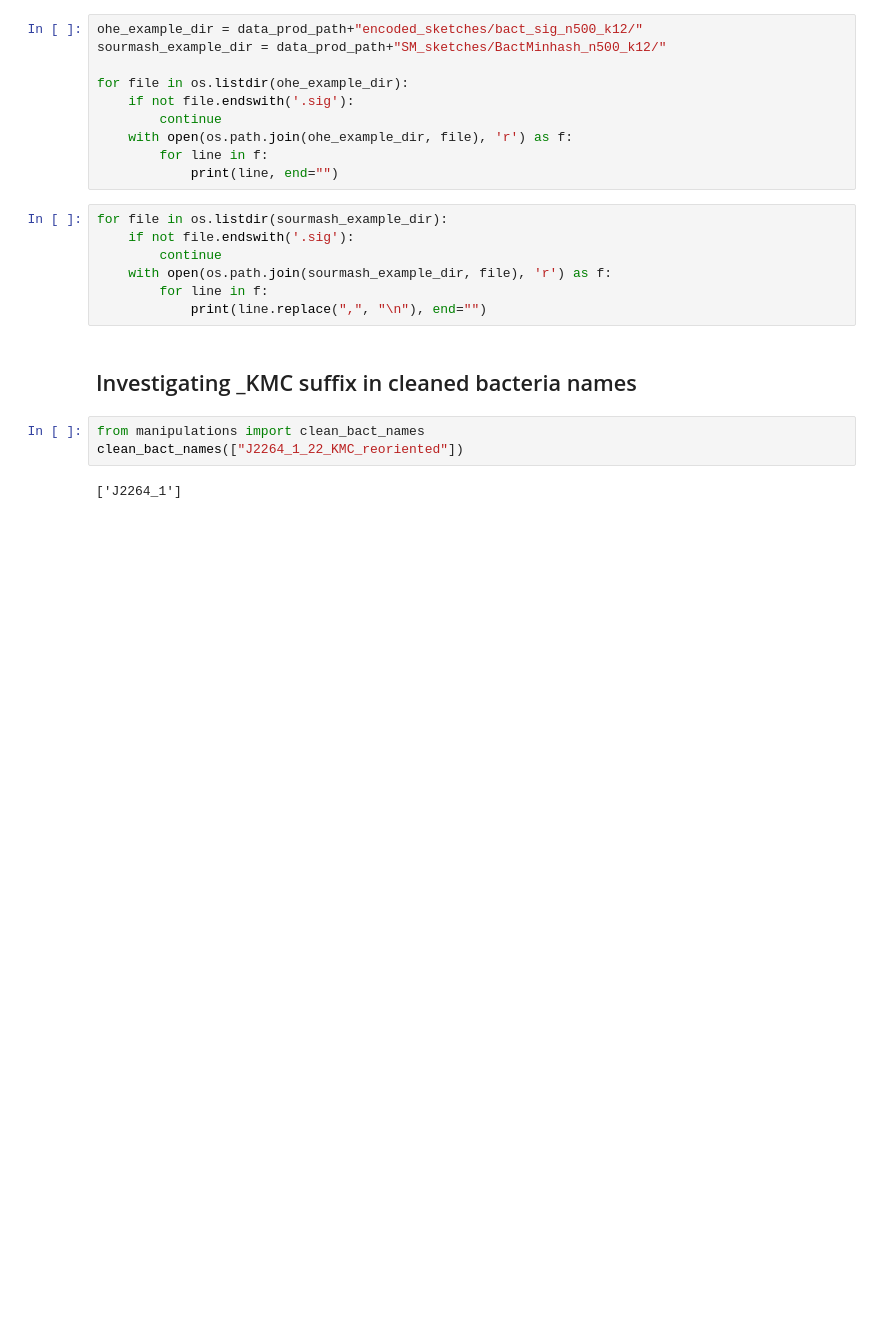
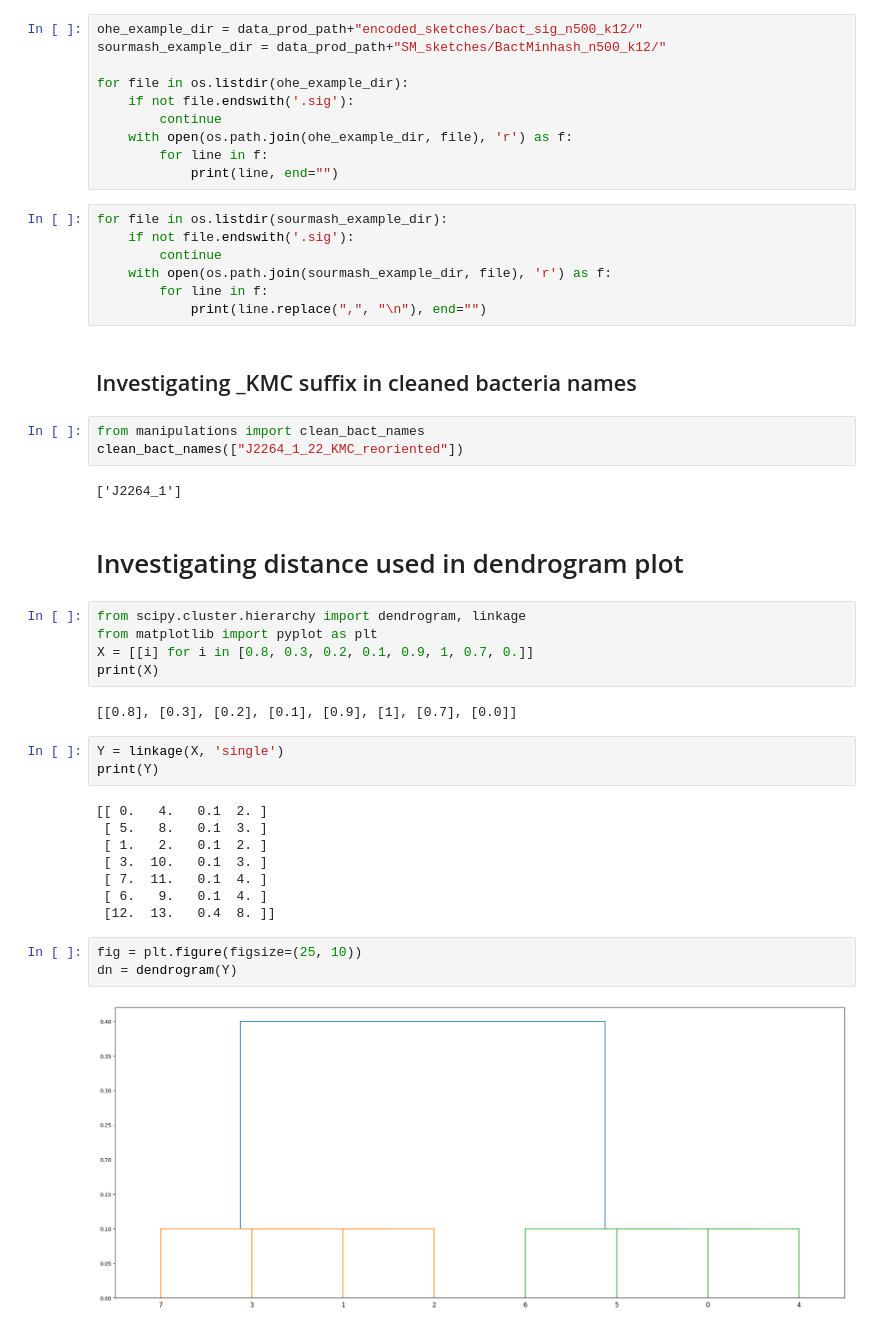
Before and after one commit to azzy72/PredictPhagePPI, a Jupyter notebook: notebooks/downsampling.ipynb, the cells around one changed output. Saved outputs shown, nothing was run; the diff lists cells and outputs as text; blank space fills up the shorter version.

```diff
--- a/notebooks/downsampling.ipynb
+++ b/notebooks/downsampling.ipynb
@@ -395,3 +398,28 @@ from manipulations import clean_bact_names
 clean_bact_names(["J2264_1_22_KMC_reoriented"])
 # %% [output]
 ['J2264_1']
+# %% [markdown]
+# Investigating distance used in dendrogram plot
+# %%
+from scipy.cluster.hierarchy import dendrogram, linkage
+from matplotlib import pyplot as plt
+X = [[i] for i in [0.8, 0.3, 0.2, 0.1, 0.9, 1, 0.7, 0.]]
+print(X)
+# %% [output]
+[[0.8], [0.3], [0.2], [0.1], [0.9], [1], [0.7], [0.0]]
+# %%
+Y = linkage(X, 'single')
+print(Y)
+# %% [output]
+[[ 0.   4.   0.1  2. ]
+ [ 5.   8.   0.1  3. ]
+ [ 1.   2.   0.1  2. ]
+ [ 3.  10.   0.1  3. ]
+ [ 7.  11.   0.1  4. ]
+ [ 6.   9.   0.1  4. ]
+ [12.  13.   0.4  8. ]]
+# %%
+fig = plt.figure(figsize=(25, 10))
+dn = dendrogram(Y)
+# %% [output]
+[figure, added]
```
Also changed, not shown: parts of 7 cells of this notebook, 7 other files.
